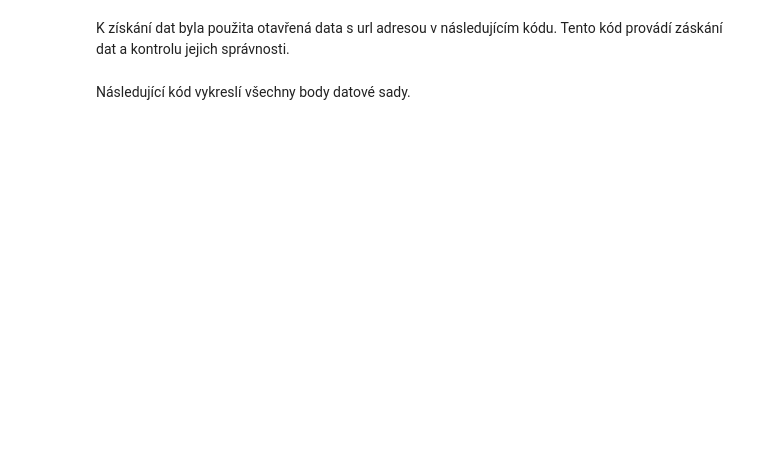
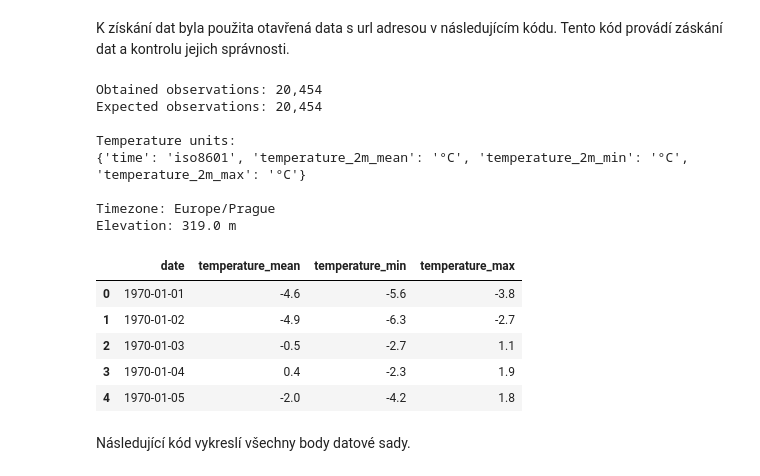
Before and after one commit to Psychol0gicl/dr_semestralni_prace, a Jupyter notebook: dr2026_2sem.ipynb, the cells around one changed output. Saved outputs shown, nothing was run; the diff lists cells and outputs as text; code cells hidden in the pictures; blank space fills up the shorter version.

```diff
--- a/dr2026_2sem.ipynb
+++ b/dr2026_2sem.ipynb
@@ -88,6 +100,7 @@ K získání dat byla použita otavřená data s url adresou v následujícím k
 # %%
 import requests
 import pandas as pd
+import json
 
 # --------------------------------------------------
 # Open-Meteo API
@@ -115,10 +128,21 @@ params = {
 # Download data
 # --------------------------------------------------
 
-with requests.Session() as session:
-    response = session.get(url, params=params, timeout=(10, 120))
-    response.raise_for_status()
-    result = response.json()
+# Pro prevenci příliš častého volání api jsem po prvním spuštění data uložil do souboru data.json
+# with requests.Session() as session:
+#     response = session.get(url, params=params, timeout=(10, 120))
+#     response.raise_for_status()
+#     result = response.json()
+
+# json_str = json.dumps(result, indent=2)
+# with open("data.json", "w") as f:
+#     f.write(json_str)
+
+
+with open("data.json") as f:
+    result = json.load(f)
+
+
 
 # --------------------------------------------------
 # Extract data
@@ -142,33 +166,48 @@ df = pd.DataFrame({
 
 print(f"Obtained observations: {len(df):,}")
 print(f"Expected observations: {n_days_expected:,}")
 
 if len(df) != n_days_expected:
     print("WARNING: Unexpected number of observations!")
 
 if df["date"].duplicated().any():
     raise ValueError("Duplicate dates detected.")
 
 if not df["date"].is_monotonic_increasing:
     raise ValueError("Dates are not in chronological order.")
 
 missing = df.isna().sum()
 
 if missing.any():
     print("\nMissing values:")
     print(missing[missing > 0])
 
 # --------------------------------------------------
 # API metadata
 # --------------------------------------------------
 
 print("\nTemperature units:")
 print(result.get("daily_units", {}))
 
 print(f"\nTimezone: {result.get('timezone')}")
 print(f"Elevation: {result.get('elevation')} m")
 
 df.head()
+# %% [output]
+Obtained observations: 20,454
+Expected observations: 20,454
+
+Temperature units:
+{'time': 'iso8601', 'temperature_2m_mean': '°C', 'temperature_2m_min': '°C', 'temperature_2m_max': '°C'}
+
+Timezone: Europe/Prague
+Elevation: 319.0 m
+|  | date | temperature_mean | temperature_min | temperature_max |
+| 0 | 1970-01-01 | -4.6 | -5.6 | -3.8 |
+| 1 | 1970-01-02 | -4.9 | -6.3 | -2.7 |
+| 2 | 1970-01-03 | -0.5 | -2.7 | 1.1 |
+| 3 | 1970-01-04 | 0.4 | -2.3 | 1.9 |
+| 4 | 1970-01-05 | -2.0 | -4.2 | 1.8 |
 # %% [markdown]
 Následující kód vykreslí všechny body datové sady.
 # %%
```
Also changed, not shown: parts of 14 cells of this notebook, 1 other file.
